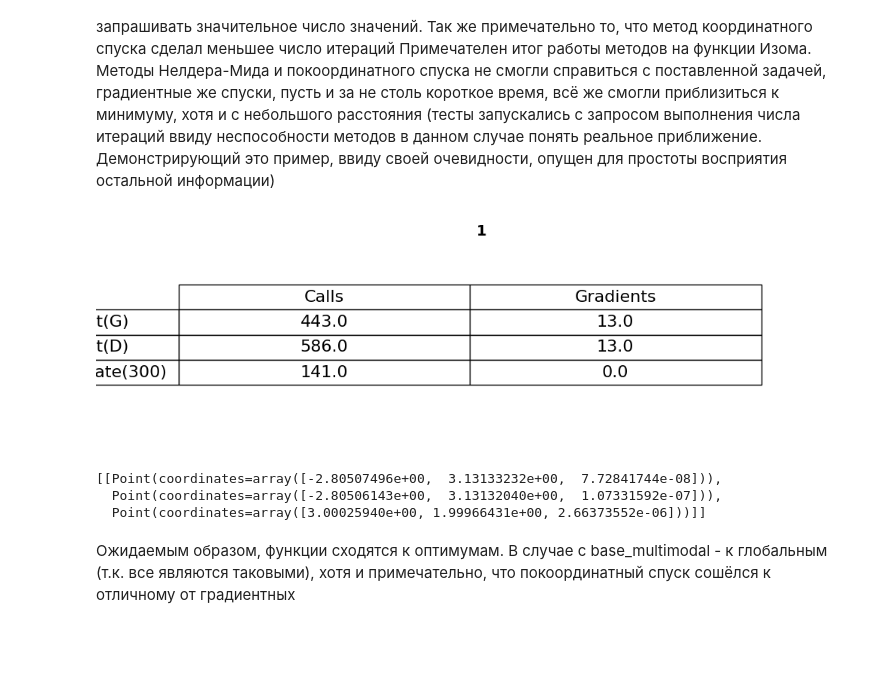
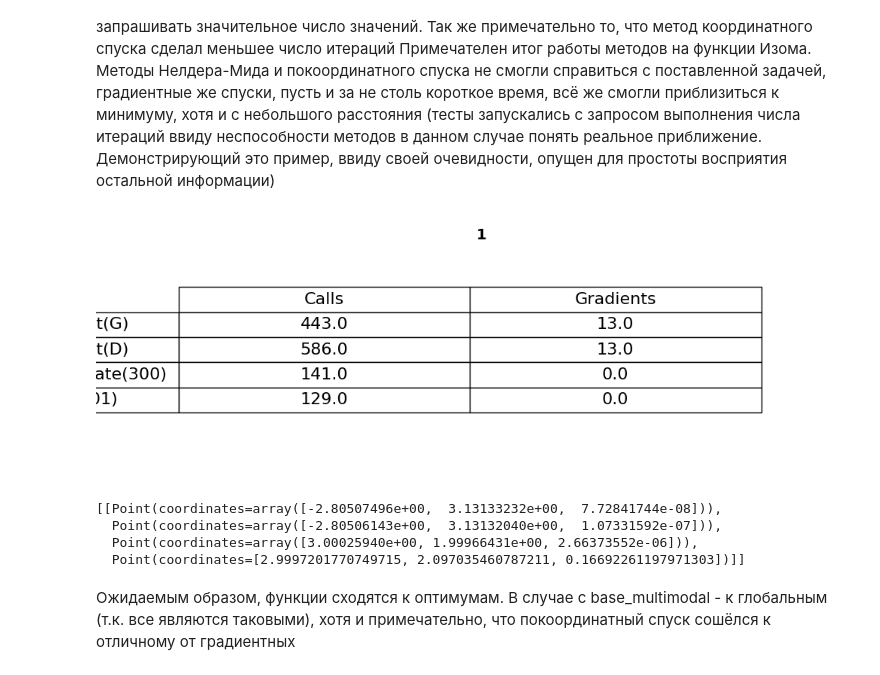
Before and after one commit to Skorniakov-Leonid/Methods-of-optimization, a Jupyter notebook: presentation/lab-1/test.ipynb, the cells around one changed output. Saved outputs shown, nothing was run; the diff lists cells and outputs as text; code cells hidden in the pictures; blank space fills up the shorter version.

Commit message:
nm added to all tests

```diff
--- a/presentation/lab-1/test.ipynb
+++ b/presentation/lab-1/test.ipynb
@@ -210,17 +210,18 @@ Tester.test([gradient_descent_golden, gradient_descent_dichotomy, coordinate_des
 # %%
 base_mulltimodal = GradientLambdaOracul(lambda x, y: (x ** 2 + y - 11) ** 2 + (x + y ** 2 - 7) ** 2,
                                         lambda x, y: np.array([2 * (2 * x * (x ** 2 + y - 11) + x + y ** 2 - 7),
                                                                2 * (x ** 2 + 2 * y * (x + y ** 2 - 7) + y - 11)],
                                                               dtype=np.float64))
 
-Tester.test([gradient_descent_golden, gradient_descent_dichotomy, coordinate_descent_3], [base_mulltimodal],
+Tester.test([gradient_descent_golden, gradient_descent_dichotomy, coordinate_descent_3, nm_3], [base_mulltimodal],
             start_point=np.array([-1000, -2000]), metrics=[CallCount(), GradientCount()],
             stop_condition=PrecisionCondition(0.001))
 # %% [output]
-[figure, old version]
+[figure, new version]
 [[Point(coordinates=array([-2.80507496e+00,  3.13133232e+00,  7.72841744e-08])),
   Point(coordinates=array([-2.80506143e+00,  3.13132040e+00,  1.07331592e-07])),
-  Point(coordinates=array([3.00025940e+00, 1.99966431e+00, 2.66373552e-06]))]]
+  Point(coordinates=array([3.00025940e+00, 1.99966431e+00, 2.66373552e-06])),
+  Point(coordinates=[2.9997201770749715, 2.097035460787211, 0.16692261197971303])]]
 # %% [markdown]
 Ожидаемым образом, функции сходятся к оптимумам. В случае с base_multimodal - к глобальным (т.к. все являются таковыми), хотя и примечательно, что покоординатный спуск сошёлся к отличному от градиентных
 # %%
```
Also changed, not shown: parts of 4 cells of this notebook, 1 other file.
